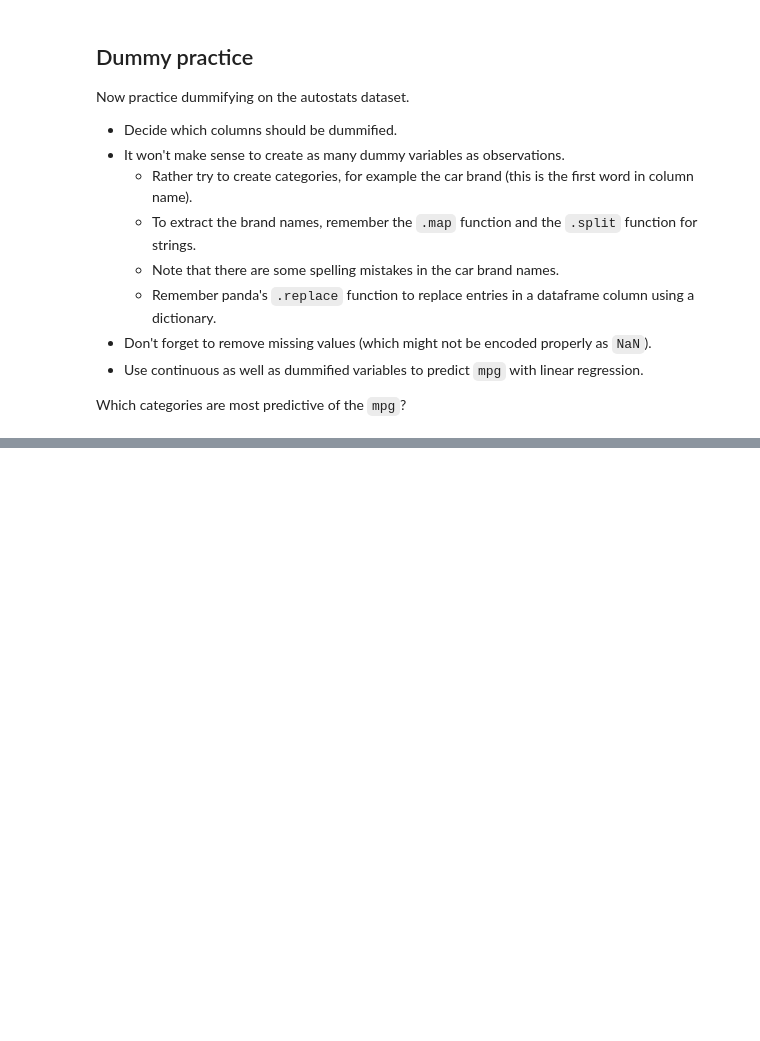
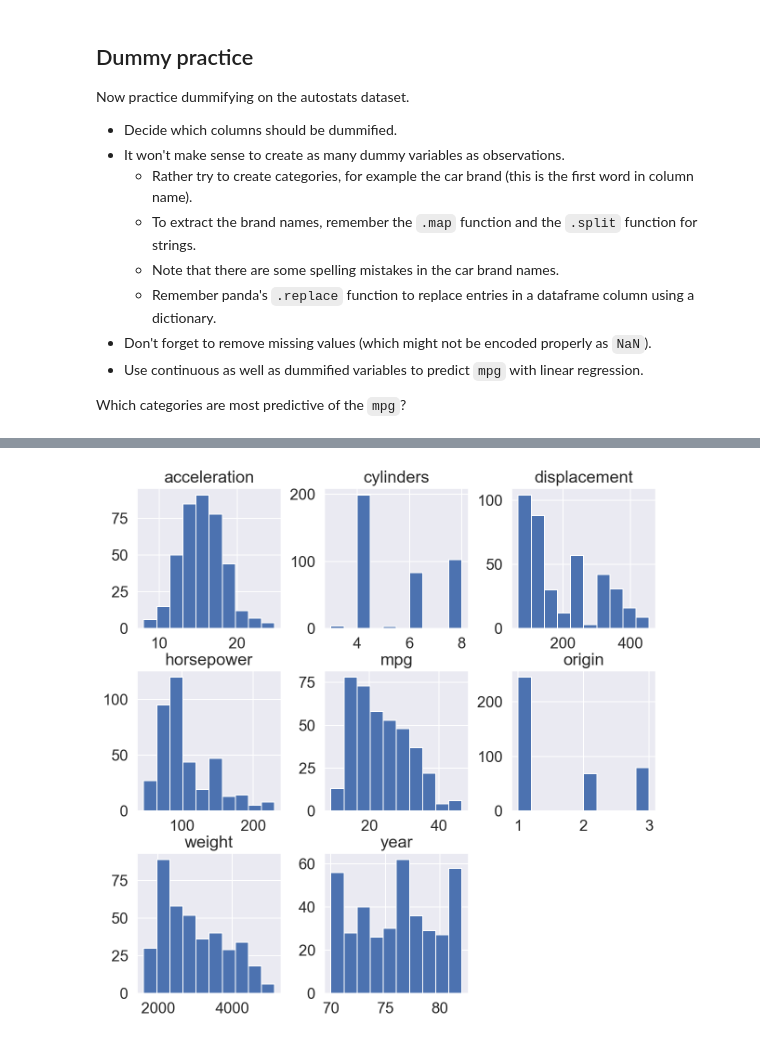
Before and after one commit to a3o1m2/DSI11-lessons, a Jupyter notebook: week03/day3_feature_scaling_dummies_bias_variance/dummy-variables-lesson/Dummy-variables-starter-code.ipynb, the cells around one changed output, grey strips where cells are left out. Cells and saved outputs as stored; diff of their text form; code cells hidden in the pictures; blank space fills up the shorter version.

```diff
--- a/week03/day3_feature_scaling_dummies_bias_variance/dummy-variables-lesson/Dummy-variables-starter-code.ipynb
+++ b/week03/day3_feature_scaling_dummies_bias_variance/dummy-variables-lesson/Dummy-variables-starter-code.ipynb
@@ -338,0 +339,12 @@ df.head()
+# %%
+makers = df['name'].apply(lambda x: x.split())
+
+maker = []
+for i in makers:
+    maker.append(i[0])
+
+df['maker'] = maker
+# %%
+df['maker'].replace({'mercedes-benz':'mercedes', 'toyouta':'toyota', 'chevy':'chevrolet',
+                    'vokswagen':'volkswagen','vw':'volkswagen','chevroelt':'chevrolet','maxda':'mazda',
+                     'capri':'ford'},inplace=True)
@@ -338,0 +368,7 @@ df.head()
+# %%
+df = df[df['horsepower']!='?']
+df['horsepower'] = pd.to_numeric(df['horsepower'])
+# %%
+df.hist(figsize=(10,10));
+# %% [output]
+[figure, added]
```
Also changed, not shown: parts of 14 cells of this notebook, 3 other files.
